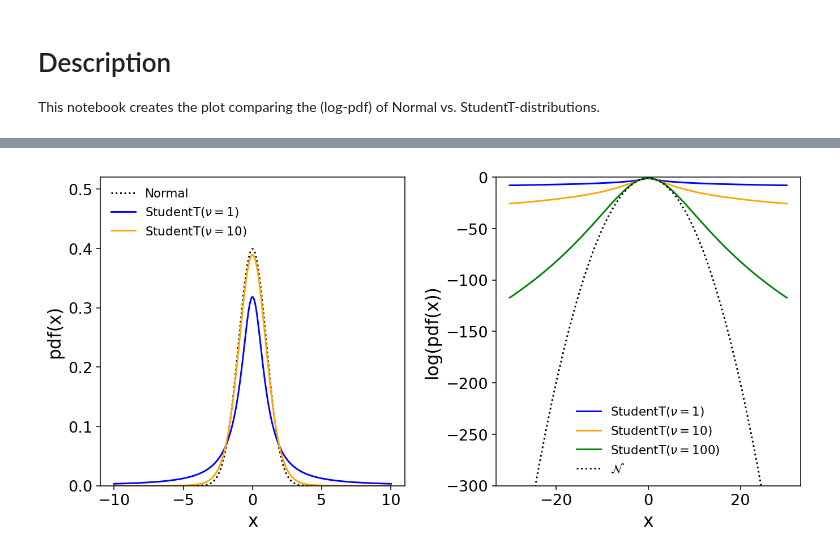
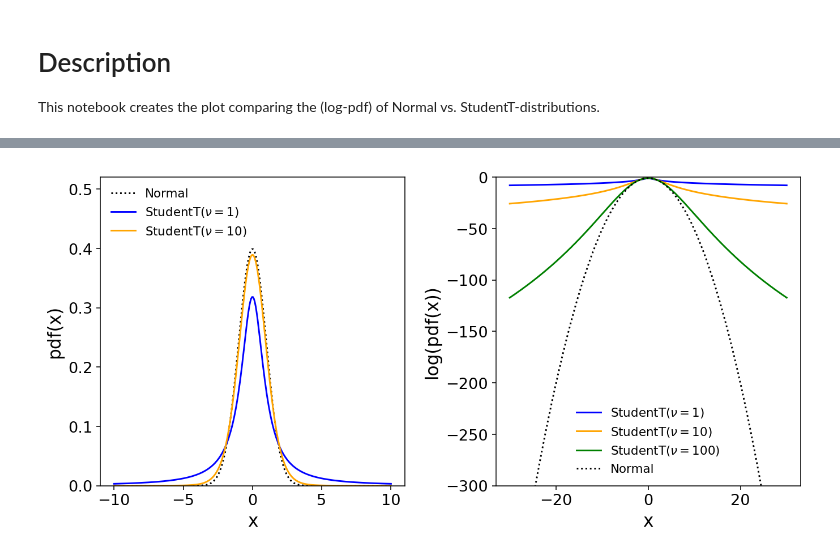
Before and after one commit to JuBiotech/calibr8-paper, a Jupyter notebook: data_and_analysis/2.1 Normal vs. StudentT.ipynb, the cells around one changed output, grey strips where cells are left out. Cells and saved outputs as stored; diff of their text form; code cells hidden in the pictures.

Commit message:
unify legends in distribution plots

```diff
--- a/data_and_analysis/2.1 Normal vs. StudentT.ipynb
+++ b/data_and_analysis/2.1 Normal vs. StudentT.ipynb
@@ -19,35 +21,35 @@ left.legend(frameon=False, loc="upper left")
 left.set(
     xlabel="x",
     ylabel="pdf(x)",
     ylim=(0, 0.52),
 )
 
 x = numpy.linspace(-30, 30, 1000)
 for df, color in zip([1, 10, 100], "blue,orange,green".split(",")):
     right.plot(
         x,
         scipy.stats.t.logpdf(x, loc=0, scale=1, df=df),
         label=r"StudentT$(\nu=" + f"{df})" + "$",
         color=color,
     )
 right.plot(
     x,
     scipy.stats.norm.logpdf(x, loc=0, scale=1),
     color="black",
     linestyle=":",
-    label="$\mathcal{N}$",
+    label="Normal",
 )
 right.legend(frameon=False)
 right.set(
     xlabel="x",
     ylabel="log(pdf(x))",
     ylim=(-300, 0),
 )
 fig.tight_layout()
 plotting.savefig(fig, "2.1 Normal vs. StudentT")
 pyplot.show()
 # %% [output]
-[figure, old version]
+[figure, new version]
 # %%
 %load_ext watermark
 %watermark
```
Also changed, not shown: parts of 2 cells of this notebook.
